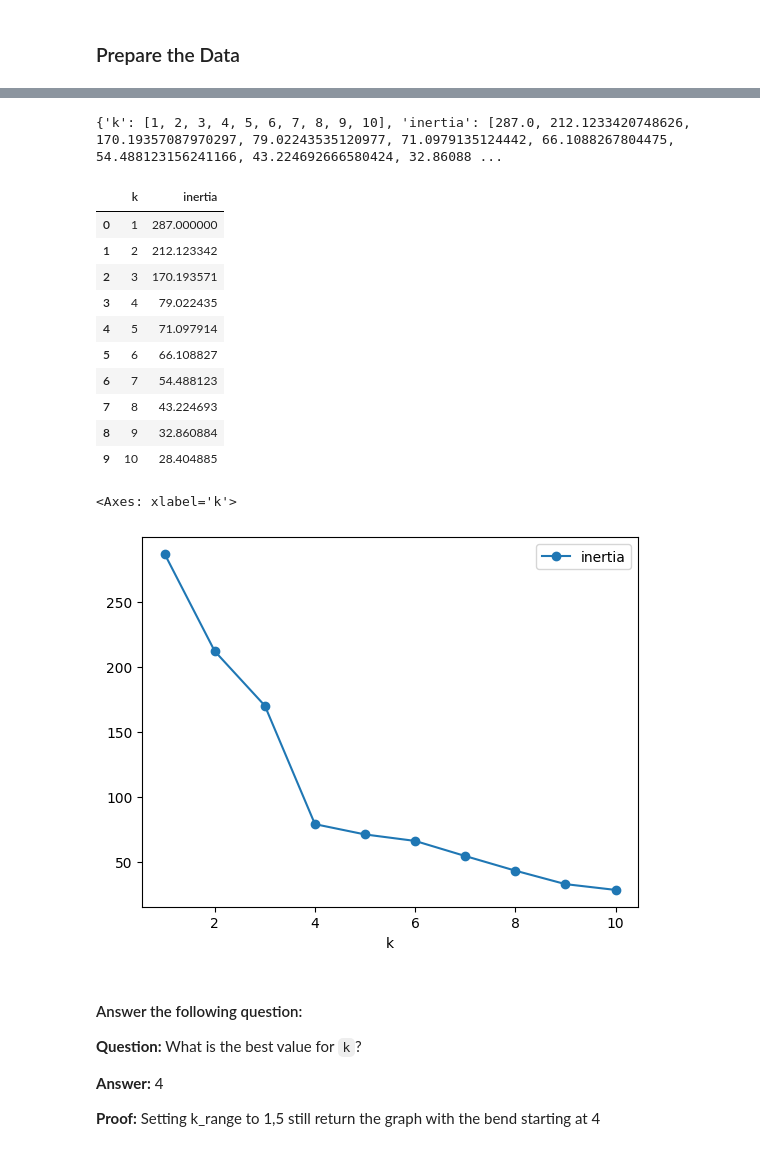
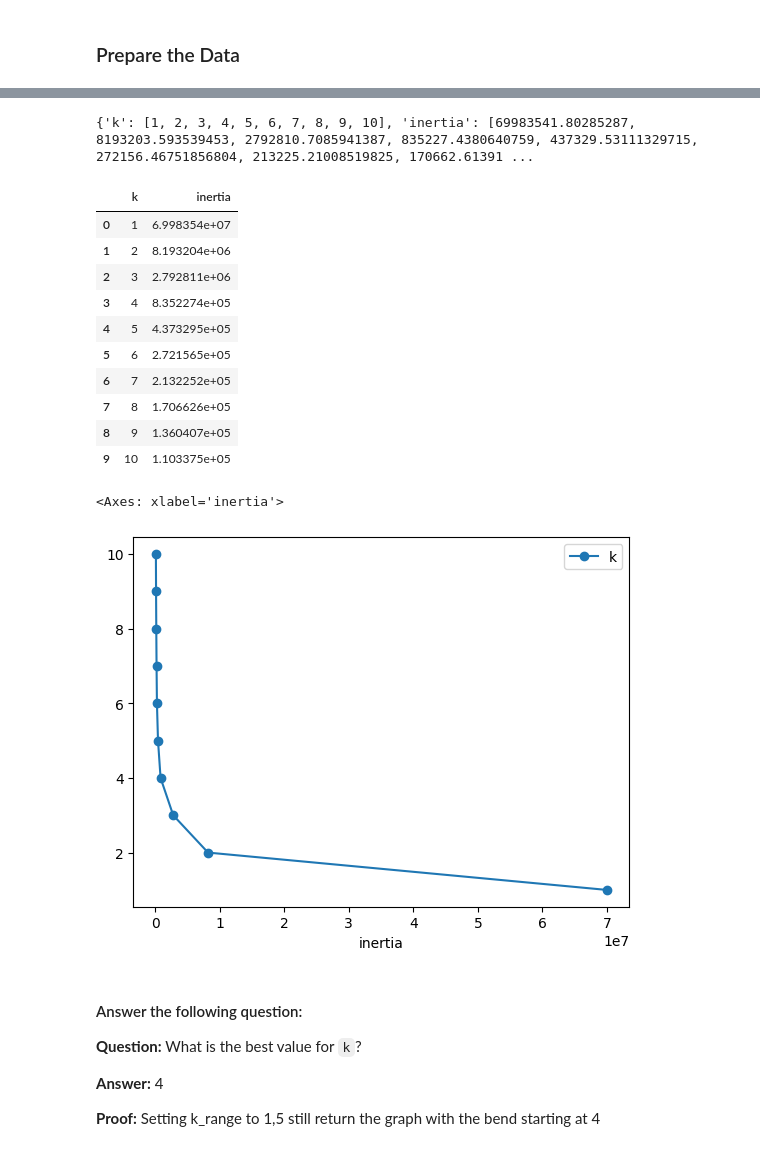
Before and after one commit to 00Smidge/CryptoClustering, a Jupyter notebook: Crypto_Clustering_starter_code.ipynb, the cells around one changed output, grey strips where cells are left out. Drawn from its saved outputs; the diff is of its cells as text; code cells hidden in the pictures.

```diff
--- a/Crypto_Clustering_starter_code.ipynb
+++ b/Crypto_Clustering_starter_code.ipynb
@@ -10,9 +15,9 @@ from hvplot.plotting import scatter_matrix
 # %%
 # Load the data into a Pandas DataFrame and make the index the "coin_id" column.
-market_data_df = pd.read_csv("data/crypto_market_data.csv", index_col="coin_id")
+data = pd.read_csv("data/crypto_market_data.csv", index_col="coin_id")
 
 # Display sample data
-market_data_df.head(10)
+data.head(10)
 # %% [output]
 |  | price_change_percentage_24h | price_change_percentage_7d | price_change_percentage_14d | price_change_percentage_30d | ... |
 | coin_id |  |  |  |  | ... |
@@ -43,6 +48,6 @@ market_data_df.describe()
 ### Prepare the Data
 # %%
 # Use the `StandardScaler()` module from scikit-learn to normalize the data from the CSV file\
-features = market_data_df.select_dtypes(include=['float64'])
 scaler = StandardScaler()
-scaled_features = scaler.fit_transform(features)
+scaler.fit(data)
+scaler.transform(data)
@@ -49,17 +72,17 @@ scaled_features = scaler.fit_transform(features)
 # %%
 # Create a DataFrame with the scaled data
-scaled_market_data_df = pd.DataFrame(scaled_features, columns=features.columns)
-scaled_market_data_df.sample(n=5)
+df = pd.DataFrame(data)
+
+df
 
 # Copy the crypto names from the original data
-coin_ids = market_data_df.index
+coin_ids = df.index
 
 # Set the coinid column as index
-#! coin_id is already the index
-scaled_market_data_df=scaled_market_data_df.set_index(coin_ids)
+df.set_index(coin_ids)
 
 # Display sample data
-scaled_market_data_df.sample(n=5)
+df.sample(n=5)
 # %% [output]
 |  | price_change_percentage_24h | price_change_percentage_7d | price_change_percentage_14d | price_change_percentage_30d | ... |
 | coin_id |  |  |  |  | ... |
@@ -108,7 +109,7 @@ wcss = [] # within-cluster sum of square
 # 3. Append the model.inertia_ to the inertia list
 for k in k_range:
   cluster = KMeans(n_clusters=k, random_state=42)
-  cluster = cluster.fit(scaled_market_data_df)
+  cluster = cluster.fit(df)
   wcss.append(cluster.inertia_)
 
 # Create a dictionary with the data to plot the Elbow curve
@@ -121,25 +122,25 @@ inertias_df = pd.DataFrame(inertias)
 # Display the DataFrame
 inertias_df
 # %% [output]
-{'k': [1, 2, 3, 4, 5, 6, 7, 8, 9, 10], 'inertia': [287.0, 212.1233420748626, 170.19357087970297, 79.02243535120977, 71.0979135124442, 66.1088267804475, 54.488123156241166, 43.224692666580424, 32.86088 ...
+{'k': [1, 2, 3, 4, 5, 6, 7, 8, 9, 10], 'inertia': [69983541.80285287, 8193203.593539453, 2792810.7085941387, 835227.4380640759, 437329.53111329715, 272156.46751856804, 213225.21008519825, 170662.61391 ...
 |  | k | inertia |
-| 0 | 1 | 287.000000 |
-| 1 | 2 | 212.123342 |
-| 2 | 3 | 170.193571 |
-| 3 | 4 | 79.022435 |
-| 4 | 5 | 71.097914 |
-| 5 | 6 | 66.108827 |
-| 6 | 7 | 54.488123 |
-| 7 | 8 | 43.224693 |
-| 8 | 9 | 32.860884 |
-| 9 | 10 | 28.404885 |
+| 0 | 1 | 6.998354e+07 |
+| 1 | 2 | 8.193204e+06 |
+| 2 | 3 | 2.792811e+06 |
+| 3 | 4 | 8.352274e+05 |
+| 4 | 5 | 4.373295e+05 |
+| 5 | 6 | 2.721565e+05 |
+| 6 | 7 | 2.132252e+05 |
+| 7 | 8 | 1.706626e+05 |
+| 8 | 9 | 1.360407e+05 |
+| 9 | 10 | 1.103375e+05 |
 # %%
 # Plot a line chart with all the inertia values computed with
 # the different values of k to visually identify the optimal value for k.
-inertias_df.plot(kind='line', marker='o', x='k', y='inertia')
+inertias_df.plot(kind='line', marker='o', x='inertia', y='k')
 # %% [output]
-<Axes: xlabel='k'>
+<Axes: xlabel='inertia'>
-[figure, old version]
+[figure, new version]
 # %% [markdown]
 #### Answer the following question:
 
```
Also changed, not shown: parts of 28 cells of this notebook, 1 other file.
